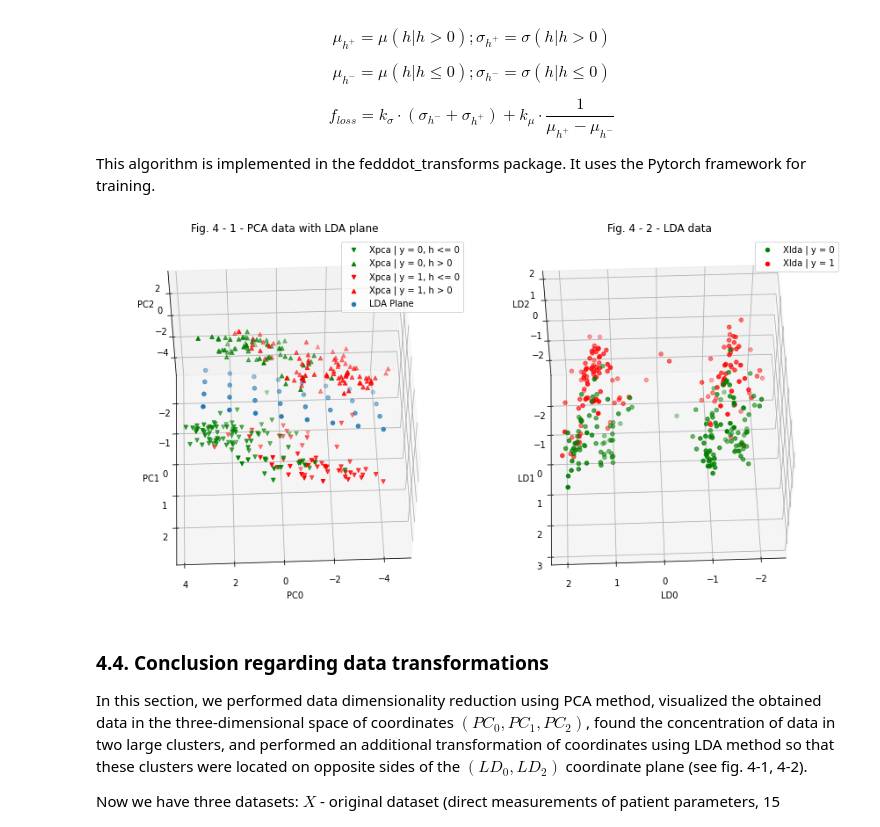
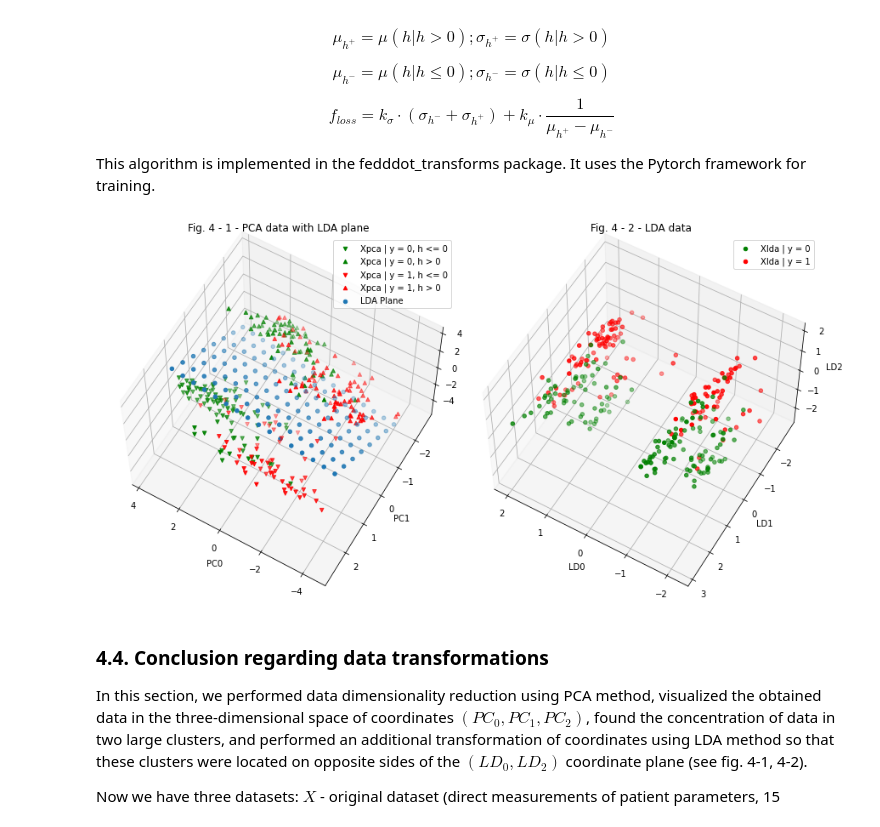
Before and after one commit to fedddot/heart-disease, a Jupyter notebook: diagnostics-of-heart-disease.ipynb, the cells around one changed output. Drawn from its saved outputs; the diff is of its cells as text; code cells hidden in the pictures.

Commit message:
Visualization update
Fig. 4-1 and 4-2 rotated for better viz. File output.png created

```diff
--- a/diagnostics-of-heart-disease.ipynb
+++ b/diagnostics-of-heart-disease.ipynb
@@ -553,39 +553,40 @@ for y_condition, y_title, y_colour in zip(
         Xlda[y_condition]['LD2'].values,
         color = y_colour,
         label = f'Xlda | {y_title}')
 
     for h_condition, h_title, h_point_style in zip(
         [h <= 0.0,  h > 0.0],
         ['h <= 0', 'h > 0'],
         ['v', '^']
         ):
 
         pca_lda_scatter.scatter(
             Xpca[y_condition & h_condition]['PC0'].values,
             Xpca[y_condition & h_condition]['PC1'].values,
             Xpca[y_condition & h_condition]['PC2'].values,
             color = y_colour,
             marker = h_point_style,
             label = f'Xpca | {y_title}, {h_title}')
 
 lda.plot(
     ax = pca_lda_scatter,
-    x_range = np.arange(-4, 4, 1),
-    y_range = np.arange(-2, 2, 1)
+    x_range = np.arange(-4, 4, 0.5),
+    y_range = np.arange(-2, 2, 0.5)
 )
 
 lda_scatter.set_title('Fig. 4 - 2 - LDA data')
 lda_scatter.legend(); lda_scatter.grid()
-lda_scatter.view_init(elev = 55, azim = 88)
+lda_scatter.view_init(elev = 55, azim = 120)
 lda_scatter.set_xlabel(Xlda.columns[0]); lda_scatter.set_ylabel(Xlda.columns[1]); lda_scatter.set_zlabel(Xlda.columns[2])
 pca_lda_scatter.set_title('Fig. 4 - 1 - PCA data with LDA plane')
-pca_lda_scatter.legend(); pca_lda_scatter.grid()
-pca_lda_scatter.view_init(elev = 55, azim = 88)
+pca_lda_scatter.legend();
+pca_lda_scatter.grid()
+pca_lda_scatter.view_init(elev = 60, azim = 120)
 pca_lda_scatter.set_xlabel(Xpca.columns[0]); pca_lda_scatter.set_ylabel(Xpca.columns[1]); pca_lda_scatter.set_zlabel(Xpca.columns[2])
 fig.tight_layout()
 plt.show()
 # %% [output]
-[figure, old version]
+[figure, new version]
 # %% [markdown]
 <h3>4.4. Conclusion regarding data transformations</h3>
 
```
Also changed, not shown: 1 other file.
